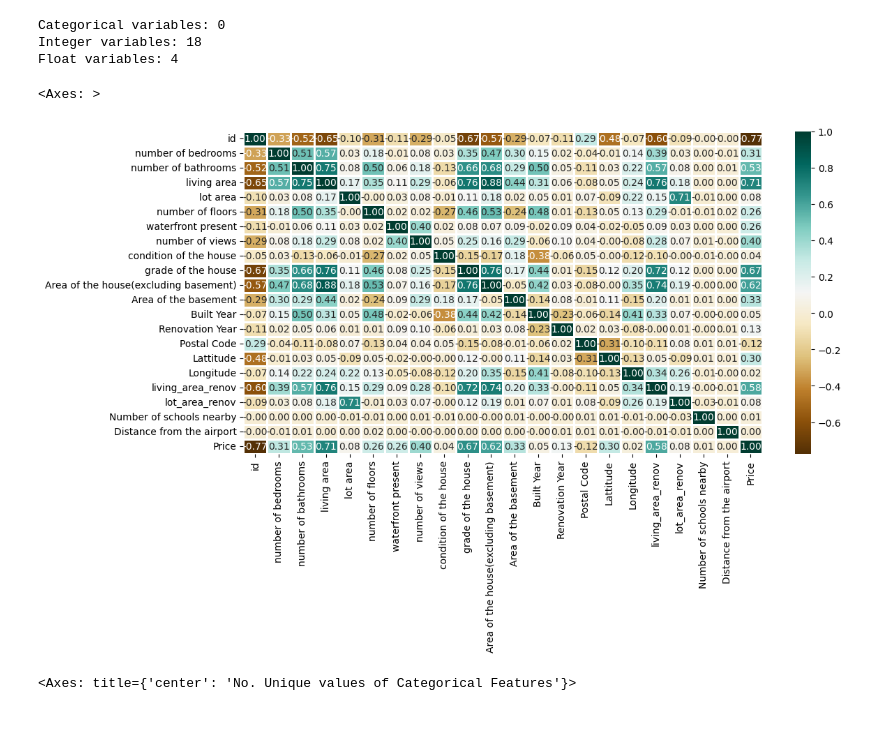
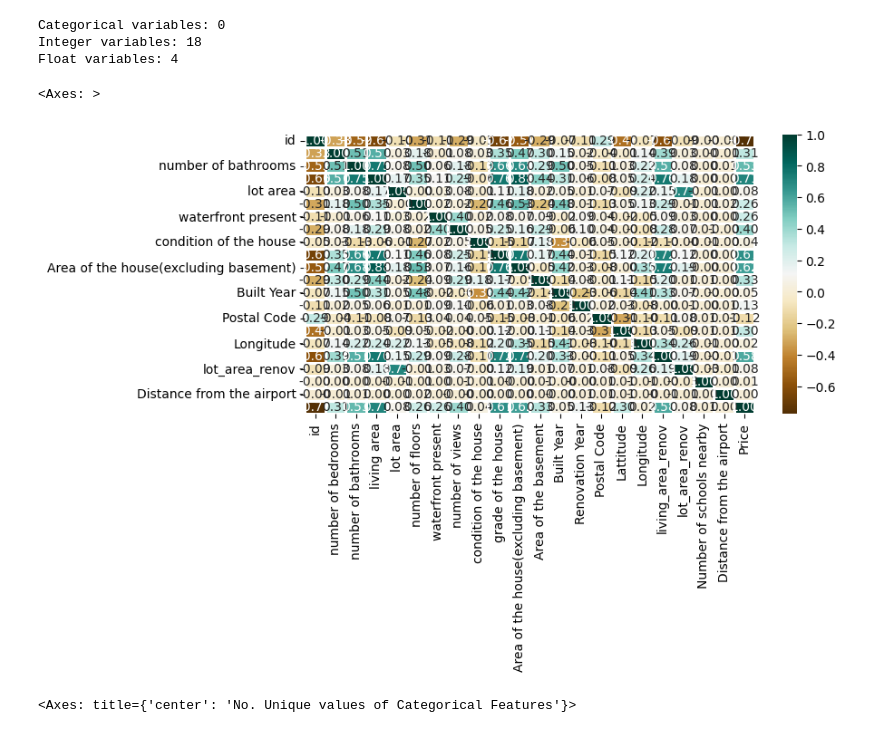
Before and after one commit to faarh/AI, a Jupyter notebook: House_Price_Prediction_using_Machine_Learning.ipynb, the cells around one changed output. Drawn from its saved outputs; the diff is of its cells as text; code cells hidden in the pictures.

```diff
--- a/House_Price_Prediction_using_Machine_Learning.ipynb
+++ b/House_Price_Prediction_using_Machine_Learning.ipynb
@@ -51,15 +51,15 @@ Float variables: 4
 # %%
 numerical_dataset = dataset.select_dtypes(include=['number'])
 
-plt.figure(figsize=(12, 6))
+plt.figure(figsize=(8, 4))
 sns.heatmap(numerical_dataset.corr(),
             cmap = 'BrBG',
             fmt = '.2f',
             linewidths = 2,
             annot = True)
 # %% [output]
 <Axes: >
-[figure, old version]
+[figure, new version]
 # %%
 unique_values = []
 for col in object_cols:
```
Also changed, not shown: parts of 3 cells of this notebook.
